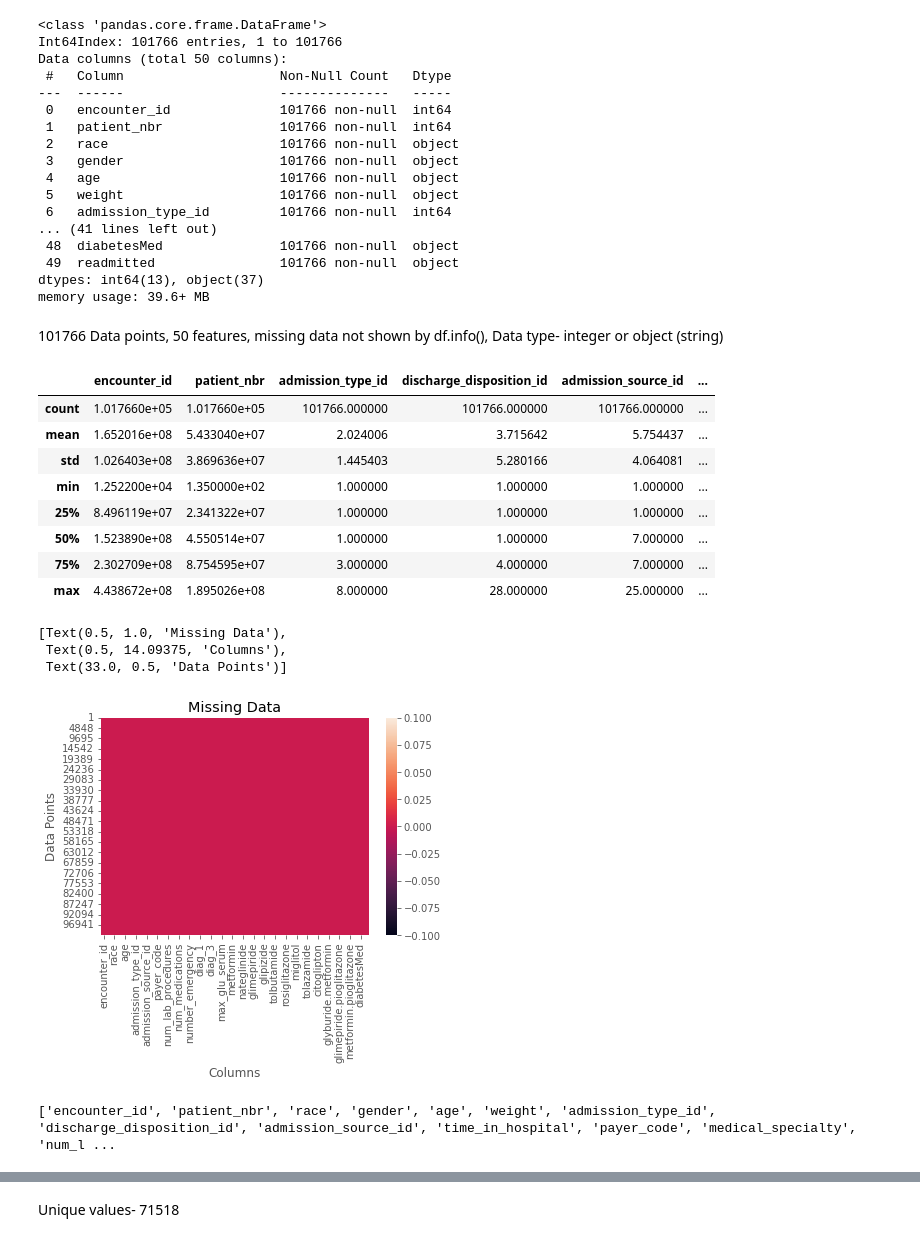
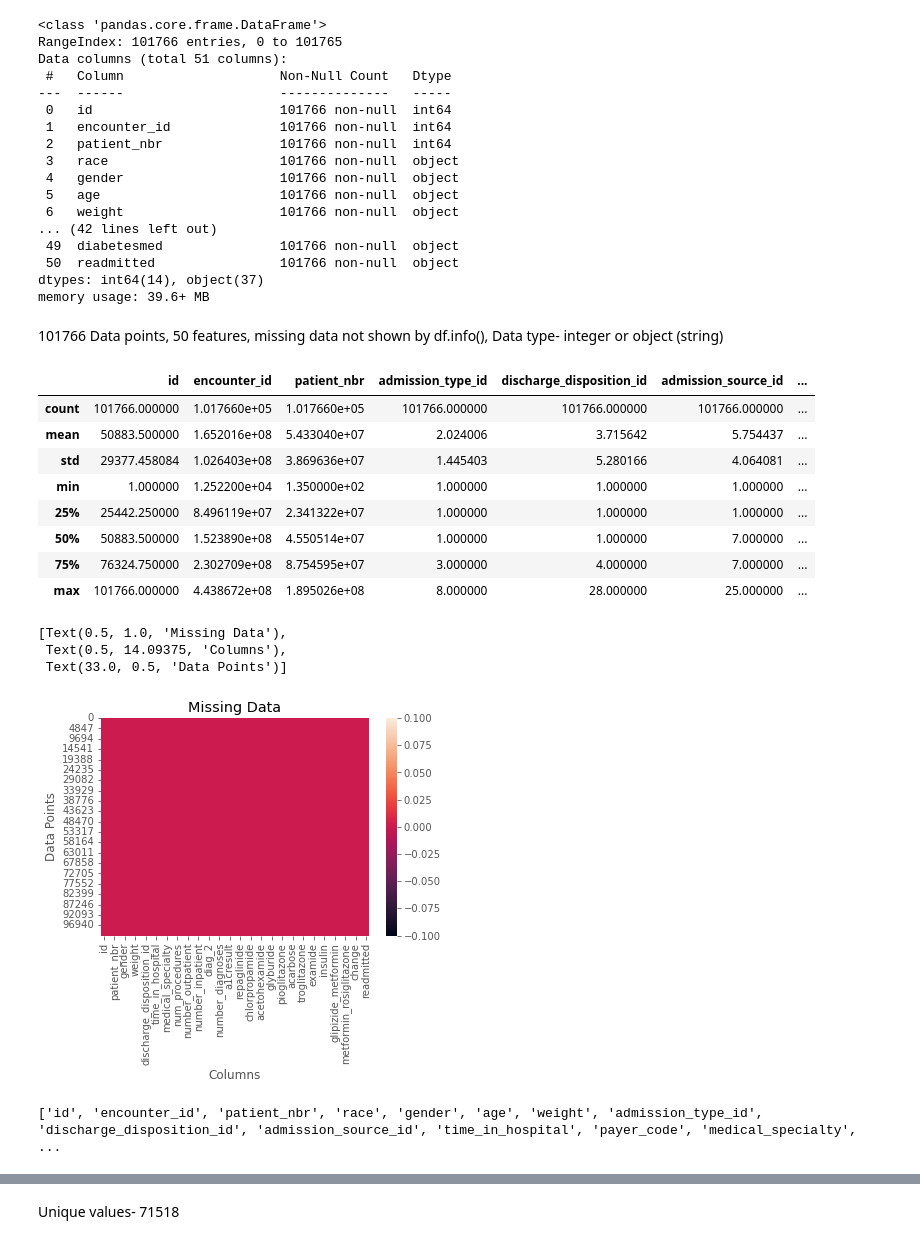
Before and after one commit to nisahahmed90/Final-Project, a Jupyter notebook: Prject_Final_code.ipynb, the cells around one changed output, grey strips where cells are left out. Saved outputs shown, nothing was run; the diff lists cells and outputs as text; code cells hidden in the pictures.

```diff
--- a/Prject_Final_code.ipynb
+++ b/Prject_Final_code.ipynb
@@ -85 +35,5 @@ df2.write.jdbc(url=jdbc_url, table='diabetes_db', mode=mode, properties=config)
+# %%
+engine = create_engine("postgresql://postgres:diabetes11@database-diabetes.cuk0oswvixih.us-east-2.rds.amazonaws.com/postgres")
+# %%
+df = pd.read_sql('SELECT * from diabetes_db',engine)
 # %%
@@ -96,22 +49,22 @@ df2.head()
 # %%
-df2.info()
+df.info()
 # %% [output]
 <class 'pandas.core.frame.DataFrame'>
-Int64Index: 101766 entries, 1 to 101766
-Data columns (total 50 columns):
+RangeIndex: 101766 entries, 0 to 101765
+Data columns (total 51 columns):
  #   Column                    Non-Null Count   Dtype
 ---  ------                    --------------   -----
- 0   encounter_id              101766 non-null  int64
- 1   patient_nbr               101766 non-null  int64
- 2   race                      101766 non-null  object
- 3   gender                    101766 non-null  object
- 4   age                       101766 non-null  object
- 5   weight                    101766 non-null  object
- 6   admission_type_id         101766 non-null  int64
-... (41 lines left out)
- 48  diabetesMed               101766 non-null  object
- 49  readmitted                101766 non-null  object
-dtypes: int64(13), object(37)
+ 0   id                        101766 non-null  int64
+ 1   encounter_id              101766 non-null  int64
+ 2   patient_nbr               101766 non-null  int64
+ 3   race                      101766 non-null  object
+ 4   gender                    101766 non-null  object
+ 5   age                       101766 non-null  object
+ 6   weight                    101766 non-null  object
+... (42 lines left out)
+ 49  diabetesmed               101766 non-null  object
+ 50  readmitted                101766 non-null  object
+dtypes: int64(14), object(37)
 memory usage: 39.6+ MB
 # %% [markdown]
 101766 Data points,
@@ -119,32 +72,32 @@ memory usage: 39.6+ MB
 missing data not shown by df.info(),
 Data type- integer or object (string)
 # %%
-df2.describe()
+df.describe()
 # %% [output]
-|  | encounter_id | patient_nbr | admission_type_id | discharge_disposition_id | admission_source_id | ... |
-| count | 1.017660e+05 | 1.017660e+05 | 101766.000000 | 101766.000000 | 101766.000000 | ... |
-| mean | 1.652016e+08 | 5.433040e+07 | 2.024006 | 3.715642 | 5.754437 | ... |
-| std | 1.026403e+08 | 3.869636e+07 | 1.445403 | 5.280166 | 4.064081 | ... |
-| min | 1.252200e+04 | 1.350000e+02 | 1.000000 | 1.000000 | 1.000000 | ... |
-| 25% | 8.496119e+07 | 2.341322e+07 | 1.000000 | 1.000000 | 1.000000 | ... |
-| 50% | 1.523890e+08 | 4.550514e+07 | 1.000000 | 1.000000 | 7.000000 | ... |
-| 75% | 2.302709e+08 | 8.754595e+07 | 3.000000 | 4.000000 | 7.000000 | ... |
-| max | 4.438672e+08 | 1.895026e+08 | 8.000000 | 28.000000 | 25.000000 | ... |
+|  | id | encounter_id | patient_nbr | admission_type_id | discharge_disposition_id | admission_source_id | ... |
+| count | 101766.000000 | 1.017660e+05 | 1.017660e+05 | 101766.000000 | 101766.000000 | 101766.000000 | ... |
+| mean | 50883.500000 | 1.652016e+08 | 5.433040e+07 | 2.024006 | 3.715642 | 5.754437 | ... |
+| std | 29377.458084 | 1.026403e+08 | 3.869636e+07 | 1.445403 | 5.280166 | 4.064081 | ... |
+| min | 1.000000 | 1.252200e+04 | 1.350000e+02 | 1.000000 | 1.000000 | 1.000000 | ... |
+| 25% | 25442.250000 | 8.496119e+07 | 2.341322e+07 | 1.000000 | 1.000000 | 1.000000 | ... |
+| 50% | 50883.500000 | 1.523890e+08 | 4.550514e+07 | 1.000000 | 1.000000 | 7.000000 | ... |
+| 75% | 76324.750000 | 2.302709e+08 | 8.754595e+07 | 3.000000 | 4.000000 | 7.000000 | ... |
+| max | 101766.000000 | 4.438672e+08 | 1.895026e+08 | 8.000000 | 28.000000 | 25.000000 | ... |
 # %%
 #missing data points
 #Null values not stored by Nan, but instead have a different representation for missing values
 
-sns.heatmap(df2.isnull()).set(title = 'Missing Data', xlabel = 'Columns', ylabel = 'Data Points')
+sns.heatmap(df.isnull()).set(title = 'Missing Data', xlabel = 'Columns', ylabel = 'Data Points')
 # %% [output]
 [Text(0.5, 1.0, 'Missing Data'),
  Text(0.5, 14.09375, 'Columns'),
  Text(33.0, 0.5, 'Data Points')]
-[figure, old version]
+[figure, new version]
 # %%
 #names of all features
-print(list(df2))
+print(list(df))
 # %% [output]
-['encounter_id', 'patient_nbr', 'race', 'gender', 'age', 'weight', 'admission_type_id', 'discharge_disposition_id', 'admission_source_id', 'time_in_hospital', 'payer_code', 'medical_specialty', 'num_l ...
+['id', 'encounter_id', 'patient_nbr', 'race', 'gender', 'age', 'weight', 'admission_type_id', 'discharge_disposition_id', 'admission_source_id', 'time_in_hospital', 'payer_code', 'medical_specialty',  ...
 # %%
 #Remove duplicate data points
 
```
Also changed, not shown: parts of 57 cells of this notebook.
